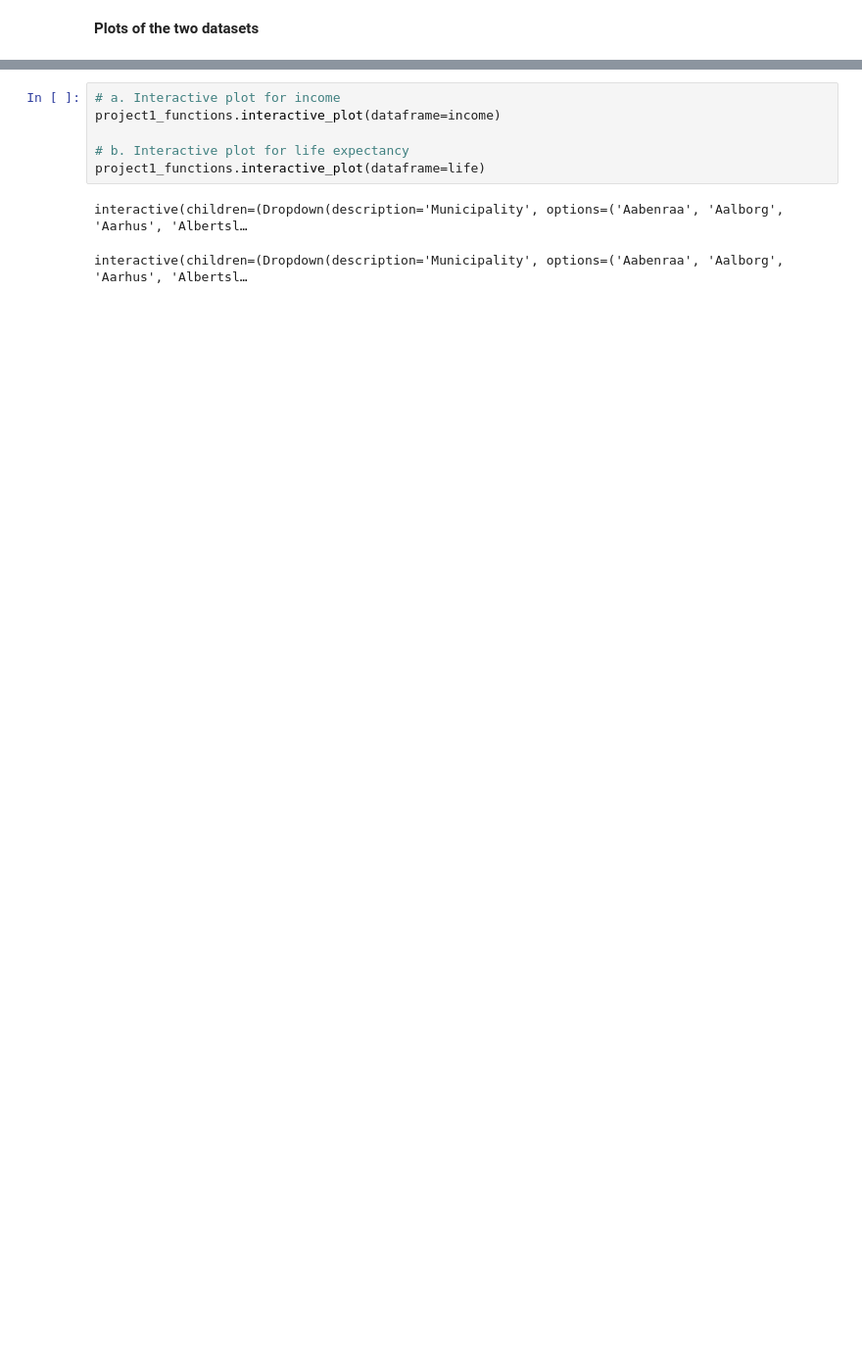
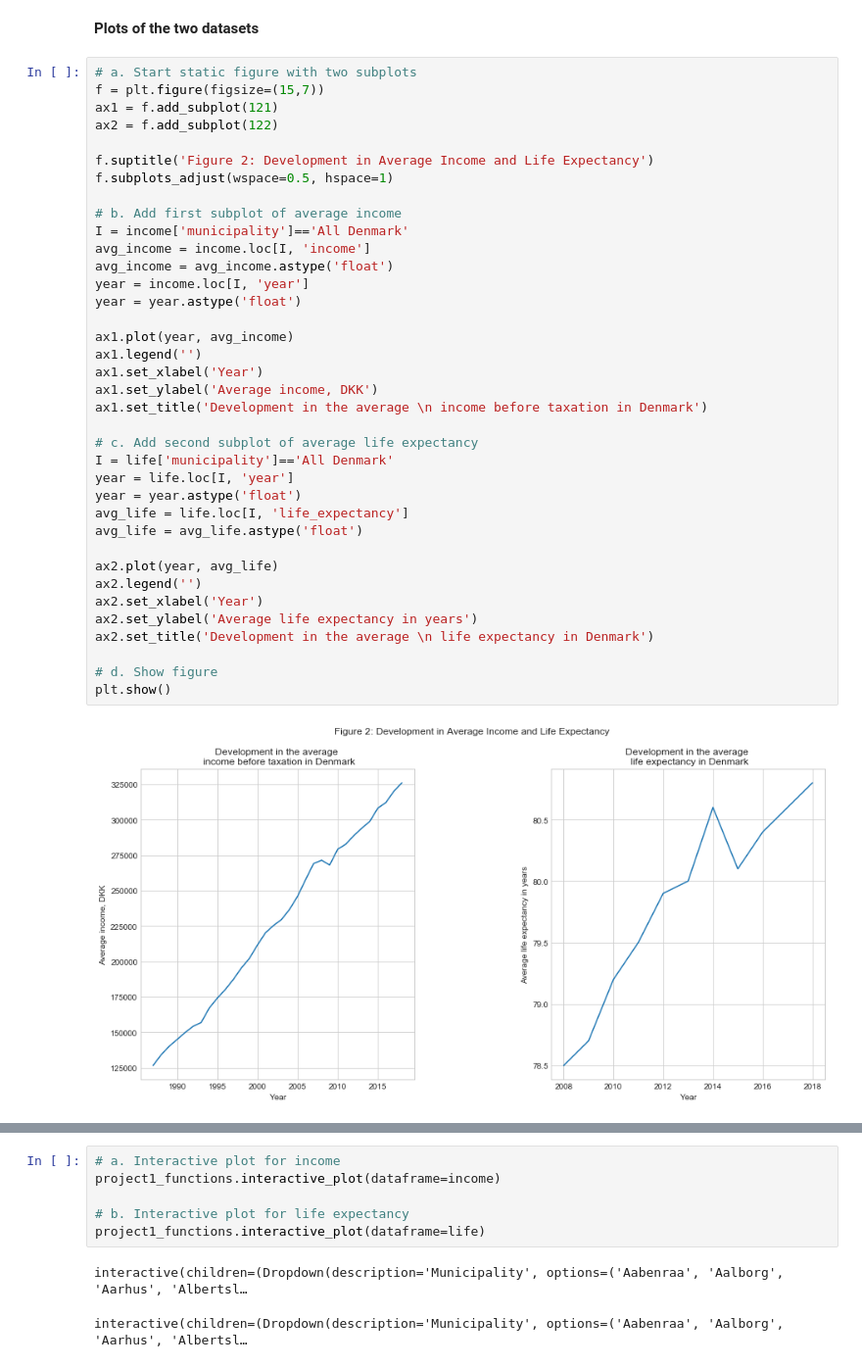
Before and after one commit to NumEconCopenhagen/projects-2020-apollo-17, a Jupyter notebook: dataproject/data_project_vores_v2.ipynb, the cells around one changed output, grey strips where cells are left out. Shown at 98% size. Cells and saved outputs as stored; diff of their text form; blank space fills up the shorter version.

```diff
--- a/dataproject/data_project_vores_v2.ipynb
+++ b/dataproject/data_project_vores_v2.ipynb
@@ -135,3 +139,42 @@ Municipalities missing obs. in life expectancy dataset = ['Fanø', 'Læsø', 'Sa
 # %% [markdown]
 **Plots of the two datasets**
+# %%
+# a. Start static figure with two subplots
+f = plt.figure(figsize=(15,7))
+ax1 = f.add_subplot(121)
+ax2 = f.add_subplot(122)
+
+f.suptitle('Figure 2: Development in Average Income and Life Expectancy')
+f.subplots_adjust(wspace=0.5, hspace=1)
+
+# b. Add first subplot of average income
+I = income['municipality']=='All Denmark'
+avg_income = income.loc[I, 'income']
+avg_income = avg_income.astype('float')
+year = income.loc[I, 'year']
+year = year.astype('float')
+
+ax1.plot(year, avg_income)
+ax1.legend('')
+ax1.set_xlabel('Year')
+ax1.set_ylabel('Average income, DKK')
+ax1.set_title('Development in the average \n income before taxation in Denmark')
+
+# c. Add second subplot of average life expectancy
+I = life['municipality']=='All Denmark'
+year = life.loc[I, 'year']
+year = year.astype('float')
+avg_life = life.loc[I, 'life_expectancy']
+avg_life = avg_life.astype('float')
+
+ax2.plot(year, avg_life)
+ax2.legend('')
+ax2.set_xlabel('Year')
+ax2.set_ylabel('Average life expectancy in years')
+ax2.set_title('Development in the average \n life expectancy in Denmark')
+
+# d. Show figure
+plt.show()
+# %% [output]
+[figure, added]
 # %% [markdown]
```
Also changed, not shown: parts of 28 cells of this notebook.
